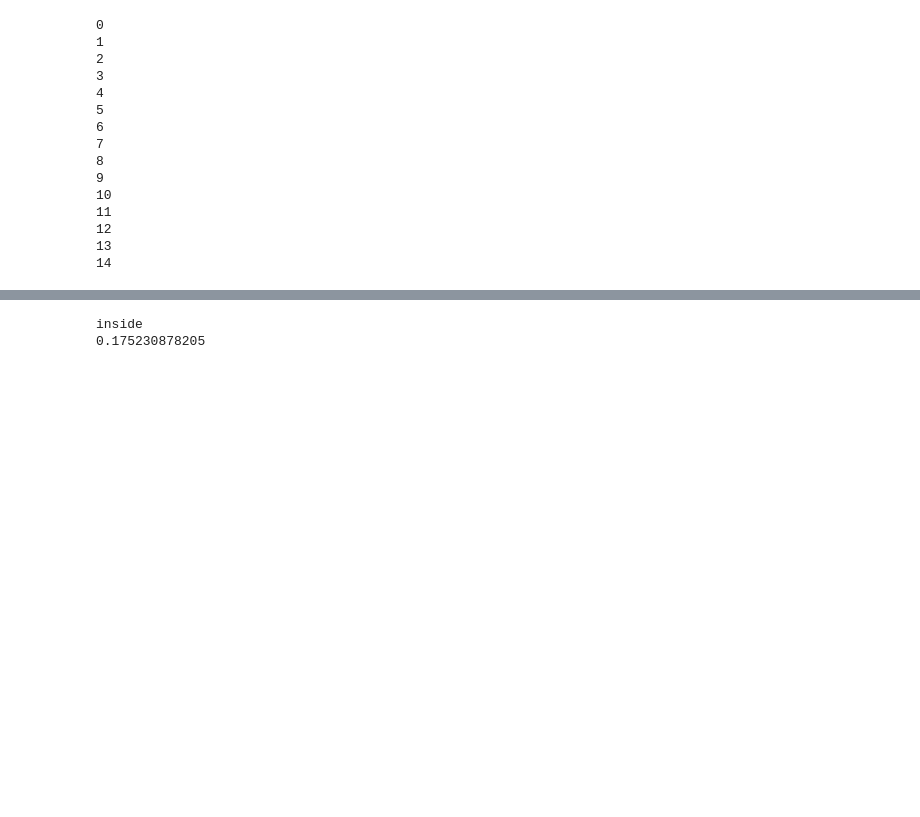
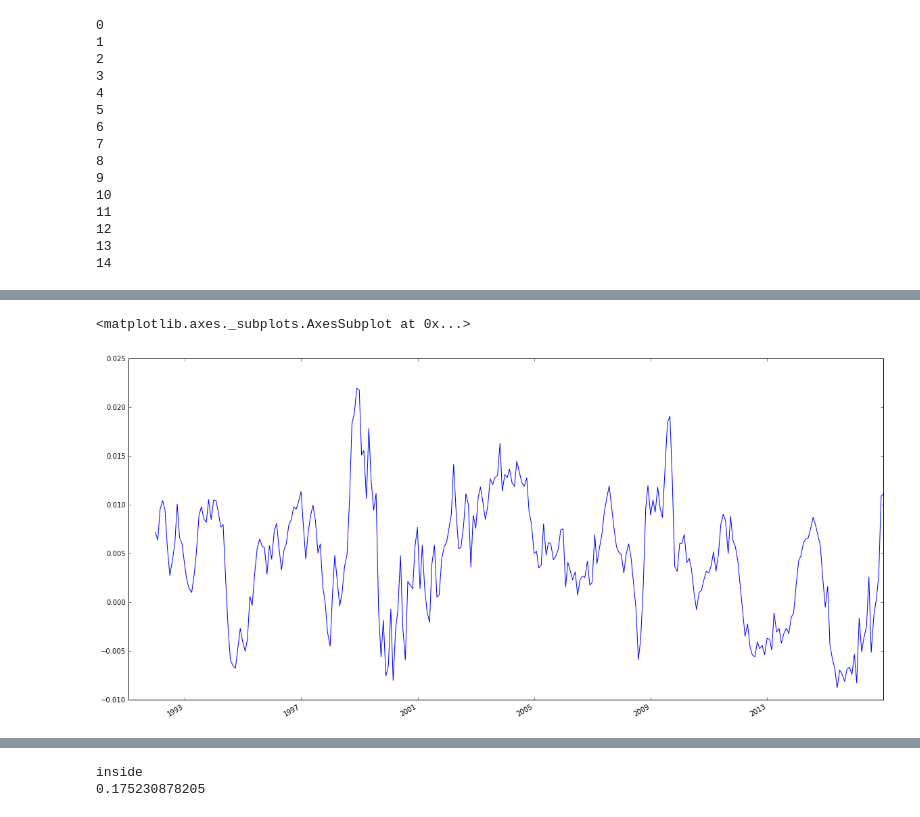
Before and after one commit to Raghuramkowdeed/afp, a Jupyter notebook: notebooks/run_glmnet.ipynb, the cells around one changed output, grey strips where cells are left out. Drawn from its saved outputs; the diff is of its cells as text; code cells hidden in the pictures; blank space fills up the shorter version.

```diff
--- a/notebooks/run_glmnet.ipynb
+++ b/notebooks/run_glmnet.ipynb
@@ -131,3 +136,8 @@ max_ind_smt.plot()
+# %%
+(pnl_df_avg.iloc[:,-1] - pnl_df_avg.iloc[:,0] ).plot()
+# %% [output]
+<matplotlib.axes._subplots.AxesSubplot at 0x...>
+[figure, added]
 # %%
 pnl_df.mean(axis=0)*sqrt(12)/pnl_df.std(axis=0)
 # %% [output]
```
Also changed, not shown: parts of 8 cells of this notebook, 10 other files.
